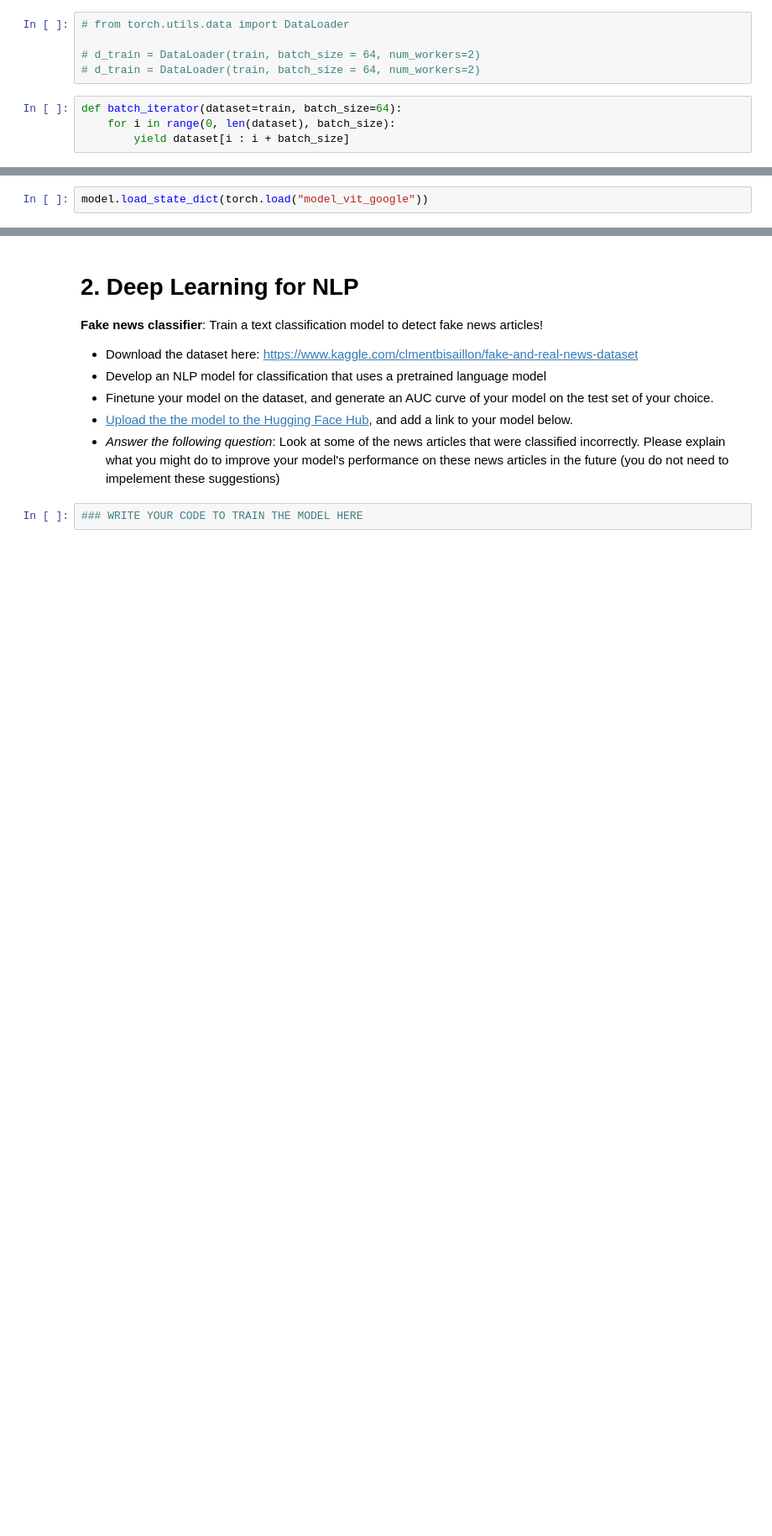
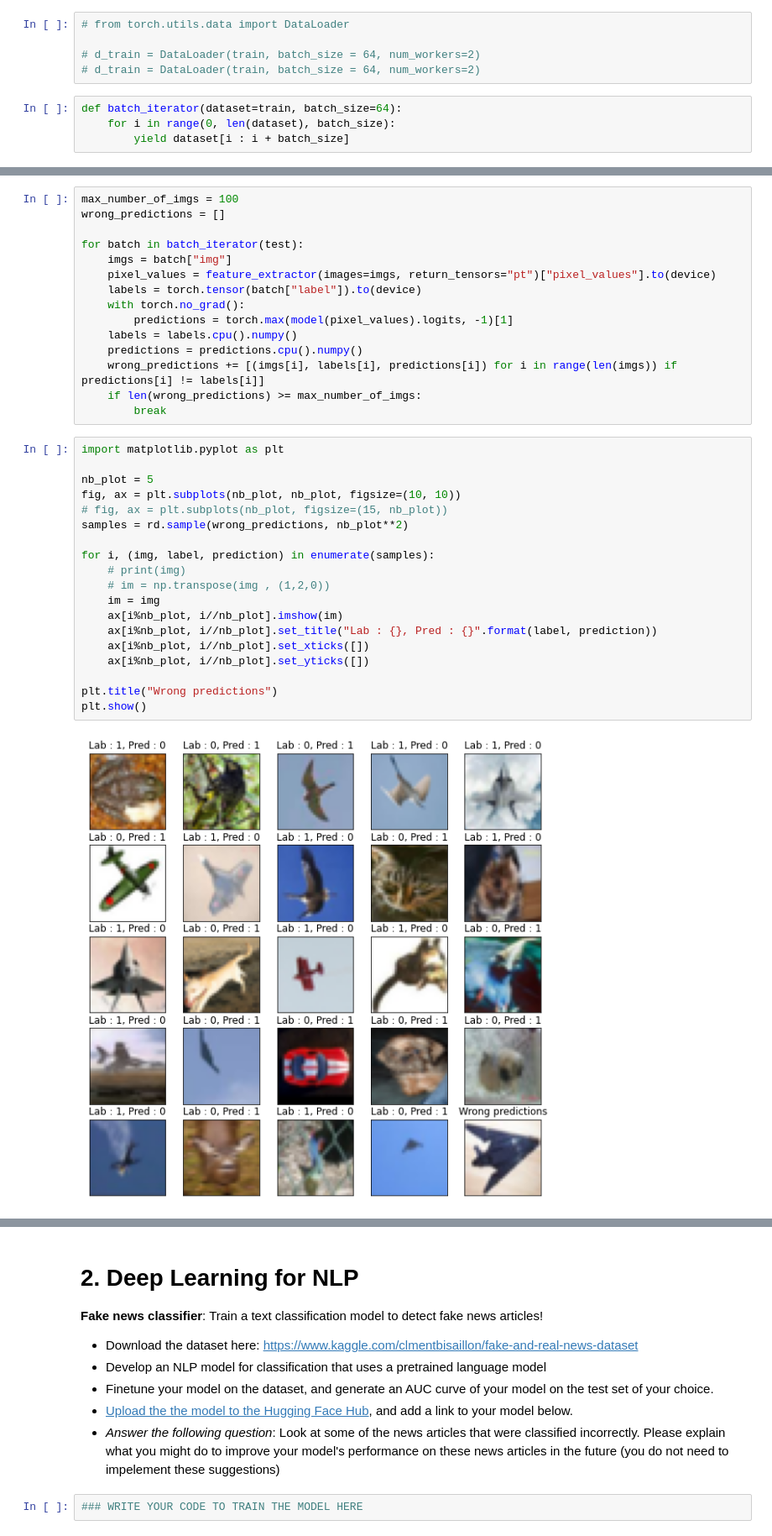
Before and after one commit to Mustapha-AJEGHRIR/fatima_fellowship, a Jupyter notebook: Coding_Challenge_for_Fatima_Fellowship_code.ipynb, the cells around one changed output, grey strips where cells are left out. Shown: that part at 84% size. Drawn from its saved outputs; the diff is of its cells as text; blank space fills up the shorter version.

```diff
--- a/Coding_Challenge_for_Fatima_Fellowship_code.ipynb
+++ b/Coding_Challenge_for_Fatima_Fellowship_code.ipynb
@@ -295,2 +284,0 @@ To https://huggingface.co/mustapha/flipped-image-ViT
-# %%
-model.load_state_dict(torch.load("model_vit_google"))
@@ -300,0 +287,36 @@ model.load_state_dict(torch.load("model_vit_google"))
+# %%
+max_number_of_imgs = 100
+wrong_predictions = []
+
+for batch in batch_iterator(test):
+    imgs = batch["img"]
+    pixel_values = feature_extractor(images=imgs, return_tensors="pt")["pixel_values"].to(device)
+    labels = torch.tensor(batch["label"]).to(device)
+    with torch.no_grad():
+        predictions = torch.max(model(pixel_values).logits, -1)[1]
+    labels = labels.cpu().numpy()
+    predictions = predictions.cpu().numpy()
+    wrong_predictions += [(imgs[i], labels[i], predictions[i]) for i in range(len(imgs)) if predictions[i] != labels[i]]
+    if len(wrong_predictions) >= max_number_of_imgs:
+        break
+# %%
+import matplotlib.pyplot as plt
+
+nb_plot = 5
+fig, ax = plt.subplots(nb_plot, nb_plot, figsize=(10, 10))
+# fig, ax = plt.subplots(nb_plot, figsize=(15, nb_plot))
+samples = rd.sample(wrong_predictions, nb_plot**2)
+
+for i, (img, label, prediction) in enumerate(samples):
+    # print(img)
+    # im = np.transpose(img , (1,2,0))
+    im = img
+    ax[i%nb_plot, i//nb_plot].imshow(im)
+    ax[i%nb_plot, i//nb_plot].set_title("Lab : {}, Pred : {}".format(label, prediction))
+    ax[i%nb_plot, i//nb_plot].set_xticks([])
+    ax[i%nb_plot, i//nb_plot].set_yticks([])
+
+plt.title("Wrong predictions")
+plt.show()
+# %% [output]
+[figure, added]
```
Also changed, not shown: parts of 13 cells of this notebook.
